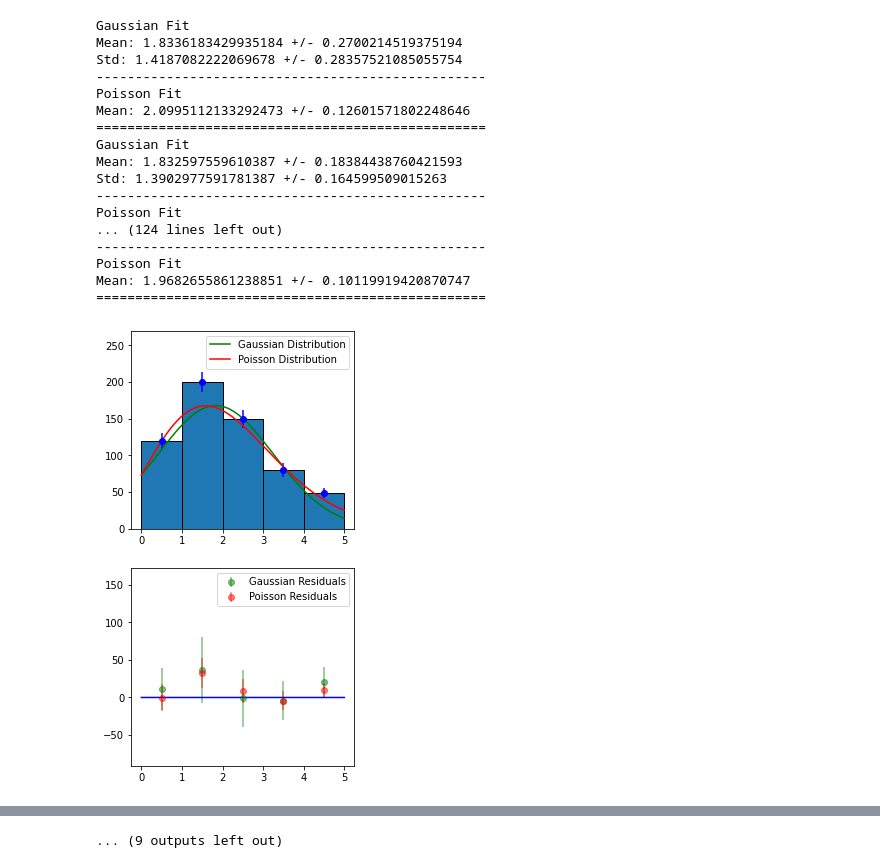
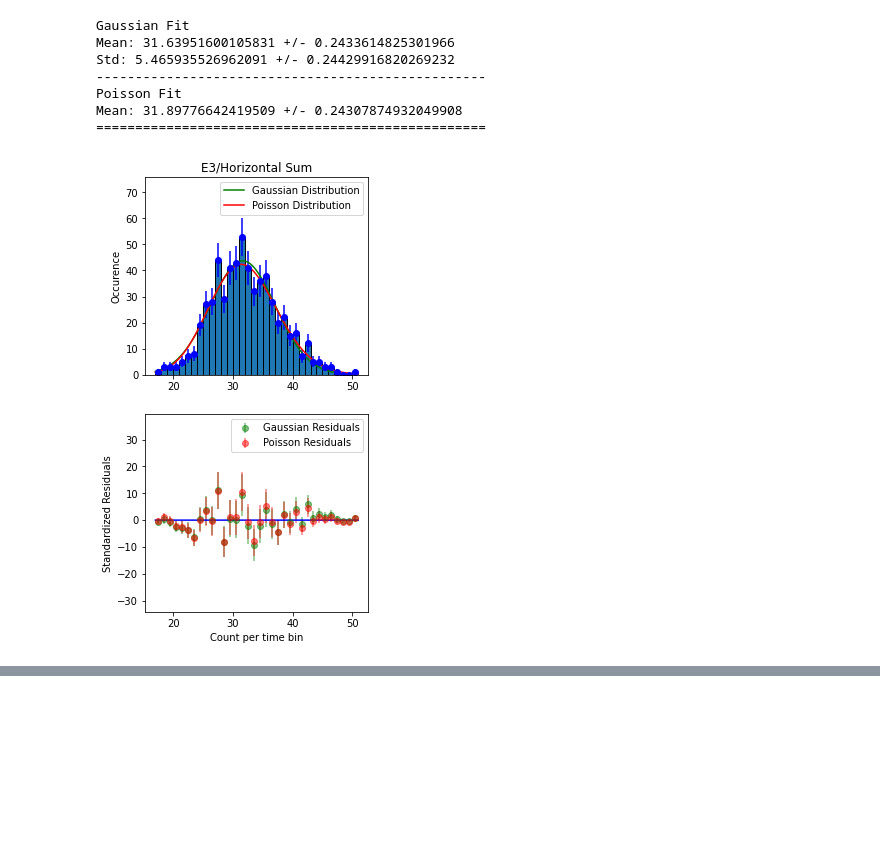
Before and after one commit to 3FI/PHYS-258, a Jupyter notebook: Lab6/Lab6_Notebook.ipynb, the cells around one changed output, grey strips where cells are left out. Saved outputs shown, nothing was run; the diff lists cells and outputs as text; code cells hidden in the pictures; blank space fills up the shorter version.

```diff
--- a/Lab6/Lab6_Notebook.ipynb
+++ b/Lab6/Lab6_Notebook.ipynb
@@ -98,11 +105,13 @@ E2 = []
 E2.append(np.genfromtxt("E2.csv", delimiter=",", usecols=(1), skip_header=1))
 E2.append(np.genfromtxt("E2.csv", delimiter=",", usecols=(3), skip_header=1))
 E2.append(np.genfromtxt("E2.csv", delimiter=",", usecols=(5), skip_header=1))
-E2_sum = E2[0]
-np.append(E2_sum,E2[1])
-np.append(E2_sum,E2[2])
+E2_sum=E2[0]+E2[1]+E2[2]
 E2.append(E2_sum)
+j=0
+list_run_num=['R1','R2','R3','Sum']
 for x in E2:
+    run_num=list_run_num[j]
+    j=j+1
     plt.figure(figsize=(4, 8))
     plt.subplot(2,1,1)
     n,bins,patches = plt.hist(x, density=False, edgecolor='black', bins = np.arange(min(x),max(x),1))
@@ -110,7 +119,7 @@ for x in E2:
     nerr=n**0.5
     norm=sum(n)
     plt.errorbar(x,n,yerr=nerr,fmt='ob')
-    popt,pcov = optimize.curve_fit(Gaussian,xdata=x, ydata=n,p0=[31,5,norm],bounds=((-np.inf,-np.inf,norm-0.0001), (np.inf,np.inf,norm)))
+    popt,pcov = optimize.curve_fit(Gaussian,xdata=x, ydata=n,p0=[31,50,norm],bounds=((-np.inf,-np.inf,norm-0.0001), (np.inf,np.inf,norm)))
     perr = np.sqrt(np.diag(pcov))
     print("Gaussian Fit")
     print('Mean: '+str(popt[0])+' +/- '+str(perr[0]))
@@ -135,6 +144,8 @@ for x in E2:
     ymin, ymax = plt.ylim()
     plt.xlim(xmin, xmax)
     plt.ylim(ymin * 1.2, ymax * 1.2)
+    plt.ylabel('Occurence')
+    plt.title('E2/'+run_num)
     plt.subplot(2,1,2)
     u_n=[]
     for i in np.linspace(0,len(n)-1,len(n)):
@@ -147,7 +158,10 @@ for x in E2:
     ymin, ymax = plt.ylim()
     plt.xlim(xmin, xmax)
     plt.ylim(ymin * 2, ymax * 2)
+    plt.xlabel('Count per time bin')
+    plt.ylabel('Standardized Residuals')
     plt.legend()
     plt.show
+    plt.savefig('E2/'+run_num)
 # %% [output]
 Gaussian Fit
@@ -174,8 +282,5 @@ Mean: 31.878962675632103 +/- 0.4635509487015774
 # %%
-E3 = []
-for i in range(1,41,2):
-    E3.append(np.genfromtxt("E3.csv", delimiter=",", usecols=(i), skip_header=1))
-for x in E3:
+for x in [h_sum]:
     plt.figure(figsize=(4, 8))
     plt.subplot(2,1,1)
     n,bins,patches = plt.hist(x, density=False, edgecolor='black', bins = np.arange(min(x),max(x),1))
@@ -183,7 +288,7 @@ for x in E3:
     nerr=n**0.5
     norm=sum(n)
     plt.errorbar(x,n,yerr=nerr,fmt='ob')
-    popt,pcov = optimize.curve_fit(Gaussian,xdata=x, ydata=n,p0=[2.5,2,norm],bounds=((-np.inf,-np.inf,norm-0.0001), (np.inf,np.inf,norm)),sigma=nerr)
+    popt,pcov = optimize.curve_fit(Gaussian,xdata=x, ydata=n,p0=[35,5,norm],bounds=((-np.inf,-np.inf,norm-0.0001), (np.inf,np.inf,norm)))
     perr = np.sqrt(np.diag(pcov))
     print("Gaussian Fit")
     print('Mean: '+str(popt[0])+' +/- '+str(perr[0]))
@@ -191,7 +296,7 @@ for x in E3:
     print('-'*50)
     gpopt=popt
     gperr=perr
-    popt,pcov = optimize.curve_fit(Poisson,xdata=x, ydata=n, p0=[2.5,norm],bounds=((-np.inf,norm-0.0001), (np.inf,norm)),sigma=nerr)
+    popt,pcov = optimize.curve_fit(Poisson,xdata=x, ydata=n, p0=[35,norm],bounds=((-np.inf,norm-0.0001), (np.inf,norm)))
     perr = np.sqrt(np.diag(pcov))
     print("Poisson Fit")
     print('Mean: '+str(popt[0])+' +/- '+str(perr[0]))
@@ -200,44 +305,39 @@ for x in E3:
     pperr=perr
     xs = np.linspace(min(bins),max(bins),2000)
     plt.plot(xs,Gaussian(xs,gpopt[0],gpopt[1],gpopt[2]),color='g',label='Gaussian Distribution')
     plt.plot(xs,Poisson(xs,ppopt[0],ppopt[1]),color='r',label='Poisson Distribution')
     gaussian_point=uGaussian(x,unc.ufloat(gpopt[0],gperr[0]),unc.ufloat(gpopt[1],gperr[1]),unc.ufloat(gpopt[2],gperr[2]))
     poisson_point=uPoisson(x,unc.ufloat(ppopt[0],pperr[0]),unc.ufloat(ppopt[1],pperr[1]))
     plt.legend(loc='upper right')
     xmin, xmax = plt.xlim()
     ymin, ymax = plt.ylim()
     plt.xlim(xmin, xmax)
     plt.ylim(ymin * 1.2, ymax * 1.2)
+    plt.ylabel('Occurence')
+    plt.title('E3/Horizontal Sum')
     plt.subplot(2,1,2)
     u_n=[]
     for i in np.linspace(0,len(n)-1,len(n)):
         i=int(i)
         u_n.append(unc.ufloat(n[i],nerr[i]))
     plt.errorbar(x, unumpy.nominal_values(u_n-gaussian_point),yerr=unumpy.std_devs(u_n-gaussian_point) ,fmt='go', alpha=0.5 ,label = "Gaussian Residuals")
     plt.errorbar(x, unumpy.nominal_values(u_n-poisson_point),yerr=unumpy.std_devs(u_n-poisson_point) ,fmt='ro', alpha=0.5 ,label = "Poisson Residuals")
     plt.plot(xs,[0]*xs,'b')
     xmin, xmax = plt.xlim()
     ymin, ymax = plt.ylim()
     plt.xlim(xmin, xmax)
     plt.ylim(ymin * 2, ymax * 2)
+    plt.xlabel('Count per time bin')
+    plt.ylabel('Standardized Residuals')
     plt.legend()
     plt.show
+    plt.savefig('E3/Horizontal Sum')
 # %% [output]
 Gaussian Fit
-Mean: 1.8336183429935184 +/- 0.2700214519375194
-Std: 1.4187082222069678 +/- 0.28357521085055754
+Mean: 31.63951600105831 +/- 0.2433614825301966
+Std: 5.465935526962091 +/- 0.24429916820269232
 --------------------------------------------------
 Poisson Fit
-Mean: 2.0995112133292473 +/- 0.12601571802248646
+Mean: 31.89776642419509 +/- 0.24307874932049908
 ==================================================
-Gaussian Fit
-Mean: 1.832597559610387 +/- 0.18384438760421593
-Std: 1.3902977591781387 +/- 0.164599509015263
---------------------------------------------------
-Poisson Fit
-... (124 lines left out)
---------------------------------------------------
-Poisson Fit
-Mean: 1.9682655861238851 +/- 0.10119919420870747
-==================================================
-[figure, old version]
+[figure, new version]
@@ -254 +343,0 @@ Mean: 1.9682655861238851 +/- 0.10119919420870747
-... (9 outputs left out)
```
Also changed, not shown: parts of 7 cells of this notebook, 41 other files.
